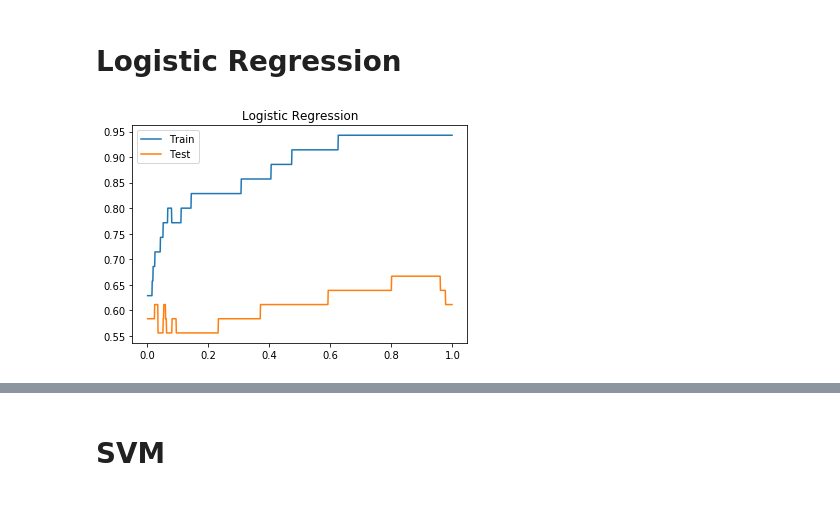
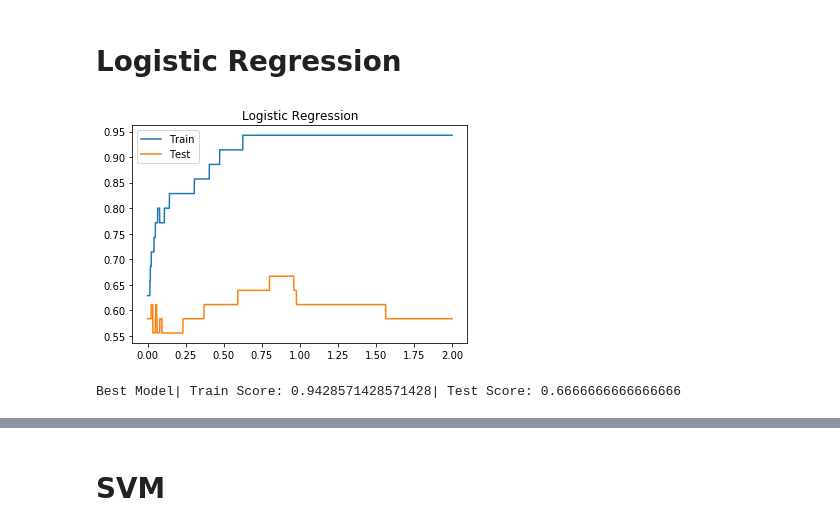
Before and after one commit to JinyuanSun/DEPECT, a Jupyter notebook: DeepThermo/Benchmark.ipynb, the cells around one changed output, grey strips where cells are left out. Saved outputs shown, nothing was run; the diff lists cells and outputs as text; code cells hidden in the pictures.

Commit message:
Tried with more models

```diff
--- a/DeepThermo/Benchmark.ipynb
+++ b/DeepThermo/Benchmark.ipynb
@@ -71,23 +71,28 @@ train_score = []
 test_score = []
 best_clf = None
 best_test = 0
-for c in np.arange(1,1000):
+for c in np.arange(1,2000):
     clf = LogisticRegression(random_state=0,C = c/1000,max_iter=10000)
     clf.fit(X_train,Y_train)
     test_score.append(clf.score(X_test,Y_test))
     train_score.append(clf.score(X_train,Y_train))
     if test_score[-1] > best_test:
+        best_test = test_score[-1]
         best_clf = clf
 # %%
 import matplotlib.pyplot as plt
 # %%
-plt.plot(np.arange(1,1000)/1000,train_score,label='Train')
-plt.plot(np.arange(1,1000)/1000,test_score,label='Test')
+plt.plot(np.arange(1,2000)/1000,train_score,label='Train')
+plt.plot(np.arange(1,2000)/1000,test_score,label='Test')
 plt.title("Logistic Regression")
 plt.legend()
 plt.show()
 # %% [output]
-[figure, old version]
+[figure, new version]
+# %%
+print("Best Model| Train Score: {:}| Test Score: {:}".format(best_clf.score(X_train,Y_train),best_clf.score(X_test,Y_test)))
+# %% [output]
+Best Model| Train Score: 0.9428571428571428| Test Score: 0.6666666666666666
 # %%
 import plotly.express as px
 import numpy as np
```
Also changed, not shown: parts of 5 cells of this notebook.
